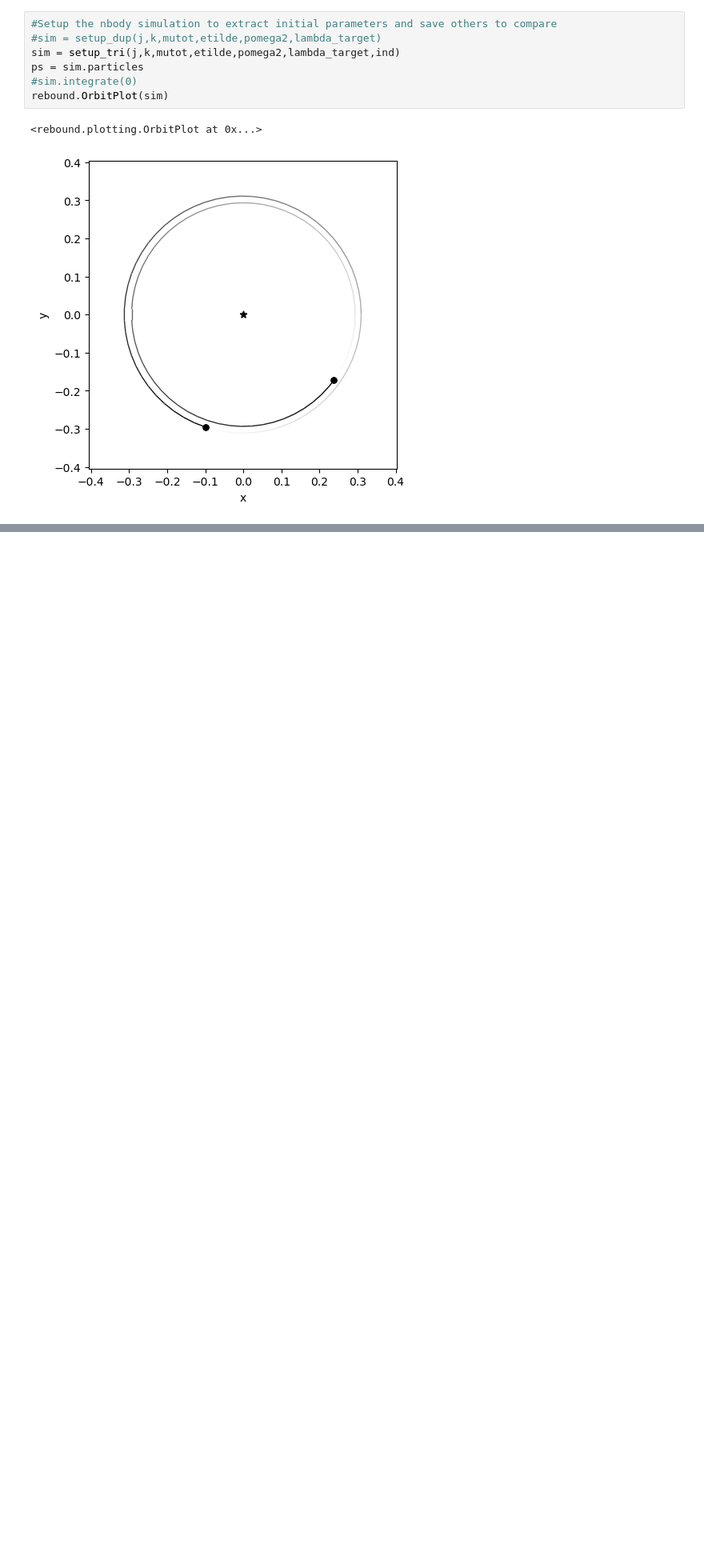
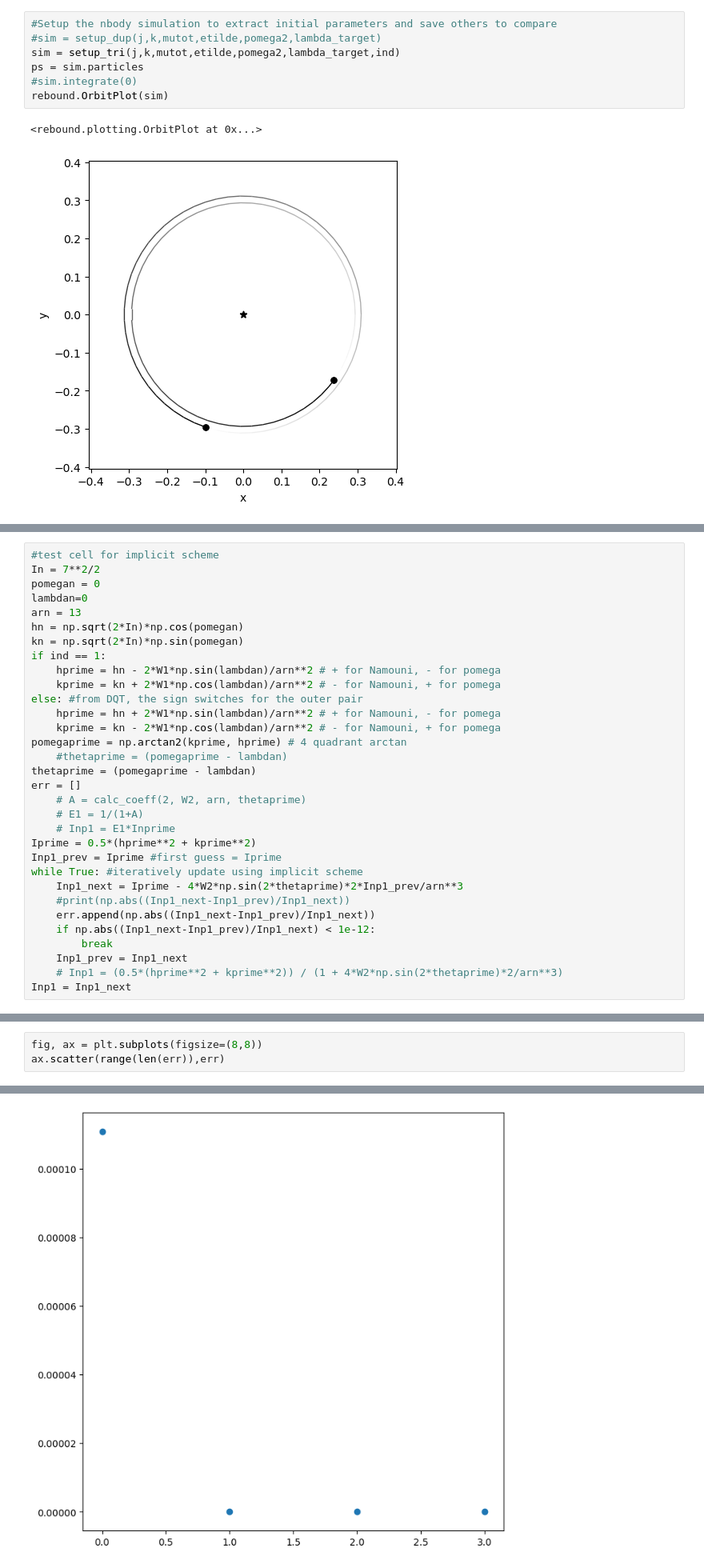
Before and after one commit to Supa-wich/3brproject, a Jupyter notebook: namouni_section_inoutpair.ipynb, the cells around one changed output, grey strips where cells are left out. Shown at 80% size. Saved outputs shown, nothing was run; the diff lists cells and outputs as text; blank space fills up the shorter version.

Commit message:
add iterative update of implicit scheme

```diff
--- a/namouni_section_inoutpair.ipynb
+++ b/namouni_section_inoutpair.ipynb
@@ -320,0 +361,32 @@ def namouni_so_step(In, Kn, phin, lambdan, arn, ind):
+# %%
+#test cell for implicit scheme
+In = 7**2/2
+pomegan = 0
+lambdan=0
+arn = 13
+hn = np.sqrt(2*In)*np.cos(pomegan)
+kn = np.sqrt(2*In)*np.sin(pomegan)
+if ind == 1:
+    hprime = hn - 2*W1*np.sin(lambdan)/arn**2 # + for Namouni, - for pomega
+    kprime = kn + 2*W1*np.cos(lambdan)/arn**2 # - for Namouni, + for pomega
+else: #from DQT, the sign switches for the outer pair
+    hprime = hn + 2*W1*np.sin(lambdan)/arn**2 # + for Namouni, - for pomega
+    kprime = kn - 2*W1*np.cos(lambdan)/arn**2 # - for Namouni, + for pomega
+pomegaprime = np.arctan2(kprime, hprime) # 4 quadrant arctan
+    #thetaprime = (pomegaprime - lambdan)
+thetaprime = (pomegaprime - lambdan)
+err = []
+    # A = calc_coeff(2, W2, arn, thetaprime)
+    # E1 = 1/(1+A)
+    # Inp1 = E1*Inprime
+Iprime = 0.5*(hprime**2 + kprime**2)
+Inp1_prev = Iprime #first guess = Iprime
+while True: #iteratively update using implicit scheme
+    Inp1_next = Iprime - 4*W2*np.sin(2*thetaprime)*2*Inp1_prev/arn**3
+    #print(np.abs((Inp1_next-Inp1_prev)/Inp1_next))
+    err.append(np.abs((Inp1_next-Inp1_prev)/Inp1_next))
+    if np.abs((Inp1_next-Inp1_prev)/Inp1_next) < 1e-12:
+        break
+    Inp1_prev = Inp1_next
+    # Inp1 = (0.5*(hprime**2 + kprime**2)) / (1 + 4*W2*np.sin(2*thetaprime)*2/arn**3)
+Inp1 = Inp1_next
@@ -320,0 +398,4 @@ def namouni_so_step(In, Kn, phin, lambdan, arn, ind):
+# %%
+fig, ax = plt.subplots(figsize=(8,8))
+ax.scatter(range(len(err)),err)
+# %% [output]
@@ -321,2 +403,3 @@ def namouni_so_step(In, Kn, phin, lambdan, arn, ind):
+[figure, added]
 # %%
 #This function runs Namouni mapping for multiple conjunctions
```
Also changed, not shown: parts of 22 cells of this notebook.
